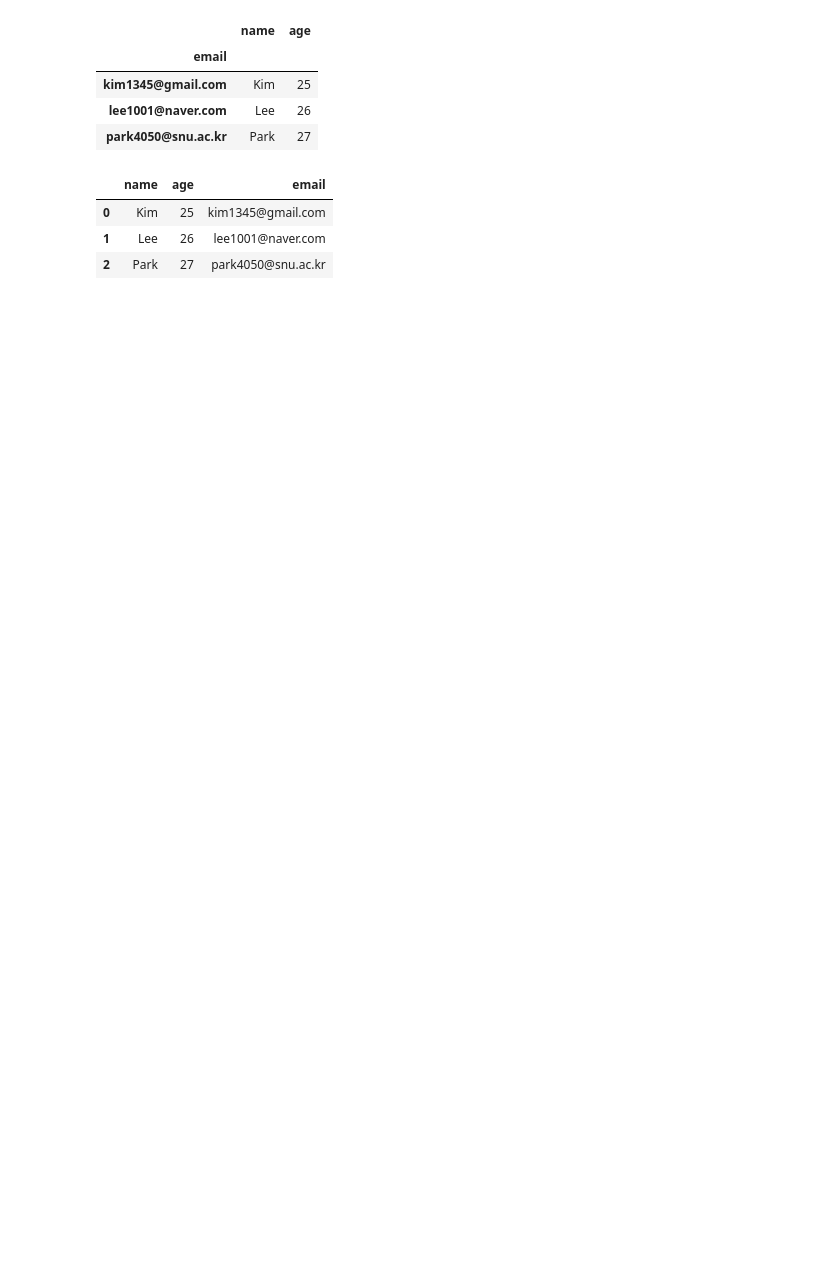
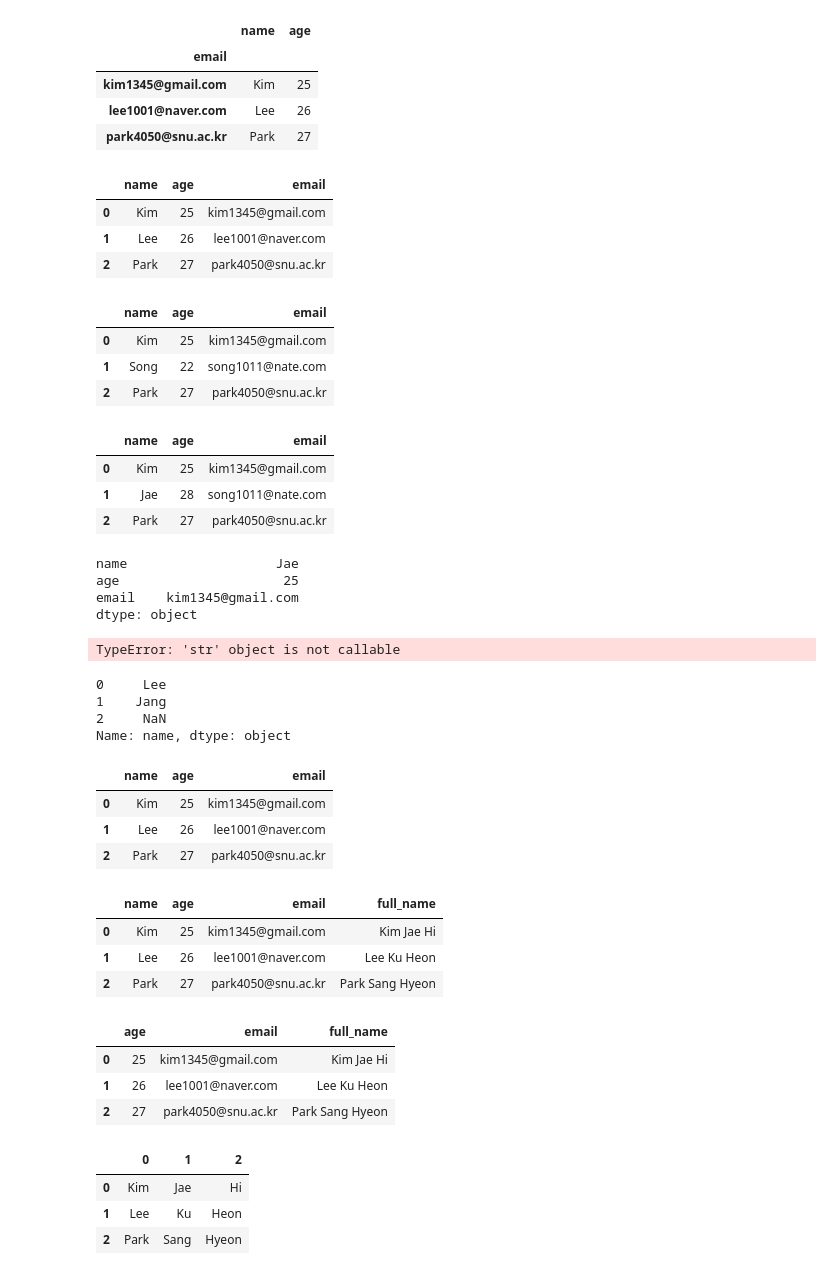
Before and after one commit to AirHorizons/WebProgrammingStudy, a Jupyter notebook: Week03/HS/pandas_minidata.ipynb, the cells around one changed output. Saved outputs shown, nothing was run; the diff lists cells and outputs as text; code cells hidden in the pictures; blank space fills up the shorter version.

```diff
--- a/Week03/HS/pandas_minidata.ipynb
+++ b/Week03/HS/pandas_minidata.ipynb
@@ -24,0 +29,44 @@ df
+# %%
+df
+# %% [output]
+|  | name | age | email |
+| 0 | Kim | 25 | kim1345@gmail.com |
+| 1 | Song | 22 | song1011@nate.com |
+| 2 | Park | 27 | park4050@snu.ac.kr |
+# %%
+filt = (df['email'] == 'song1011@nate.com')
+df.loc[filt, 'name'] = 'Jae'
+# %%
+df
+# %% [output]
+|  | name | age | email |
+| 0 | Kim | 25 | kim1345@gmail.com |
+| 1 | Jae | 28 | song1011@nate.com |
+| 2 | Park | 27 | park4050@snu.ac.kr |
+# %%
+df.apply(lambda x:x.min())
+# %% [output]
+name                   Jae
+age                     25
+email    kim1345@gmail.com
+dtype: object
+# %%
+df.applymap(__name__)
+# %% [output]
+TypeError: 'str' object is not callable
+# %%
+df.name.map({'Kim': 'Lee', 'Jae': 'Jang'})
+# %% [output]
+0     Lee
+1    Jang
+2     NaN
+Name: name, dtype: object
+# %%
+df.name = df.name.replace({'Kim': 'Lee', 'Jae': 'Jang'})
+# %%
+df
+# %% [output]
+|  | name | age | email |
+| 0 | Kim | 25 | kim1345@gmail.com |
+| 1 | Lee | 26 | lee1001@naver.com |
+| 2 | Park | 27 | park4050@snu.ac.kr |
@@ -24,0 +77,22 @@ df
+# %%
+df
+# %% [output]
+|  | name | age | email | full_name |
+| 0 | Kim | 25 | kim1345@gmail.com | Kim Jae Hi |
+| 1 | Lee | 26 | lee1001@naver.com | Lee Ku Heon |
+| 2 | Park | 27 | park4050@snu.ac.kr | Park Sang Hyeon |
+# %%
+df.drop(columns=['name'], inplace=True)
+df
+# %% [output]
+|  | age | email | full_name |
+| 0 | 25 | kim1345@gmail.com | Kim Jae Hi |
+| 1 | 26 | lee1001@naver.com | Lee Ku Heon |
+| 2 | 27 | park4050@snu.ac.kr | Park Sang Hyeon |
+# %%
+df['full_name'].str.split(expand=True)
+# %% [output]
+|  | 0 | 1 | 2 |
+| 0 | Kim | Jae | Hi |
+| 1 | Lee | Ku | Heon |
+| 2 | Park | Sang | Hyeon |
```
Also changed, not shown: parts of 7 cells of this notebook, 4 other files.
